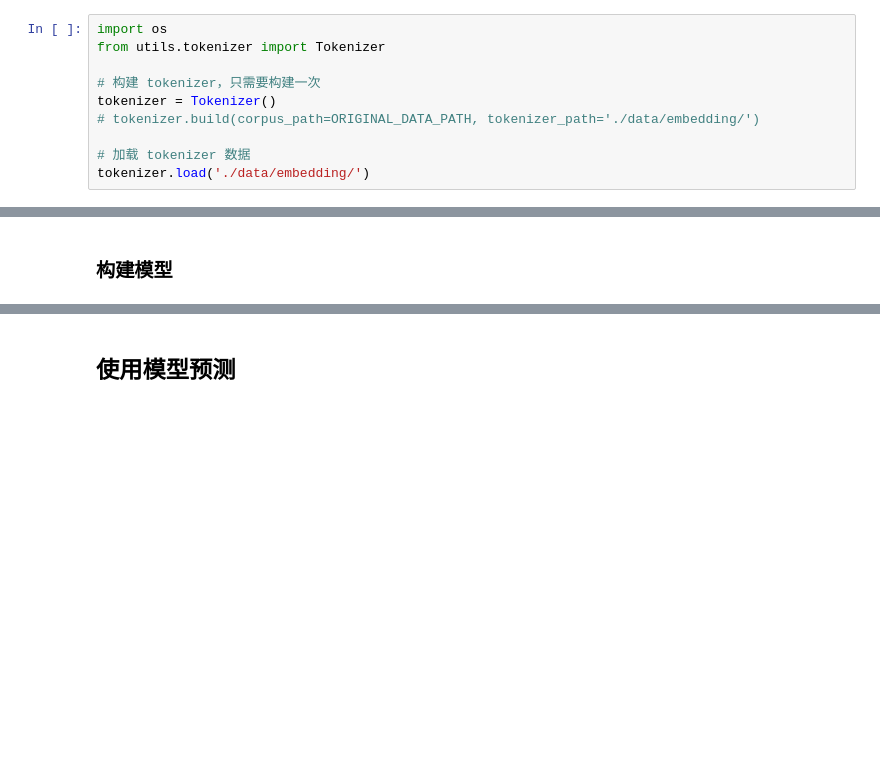
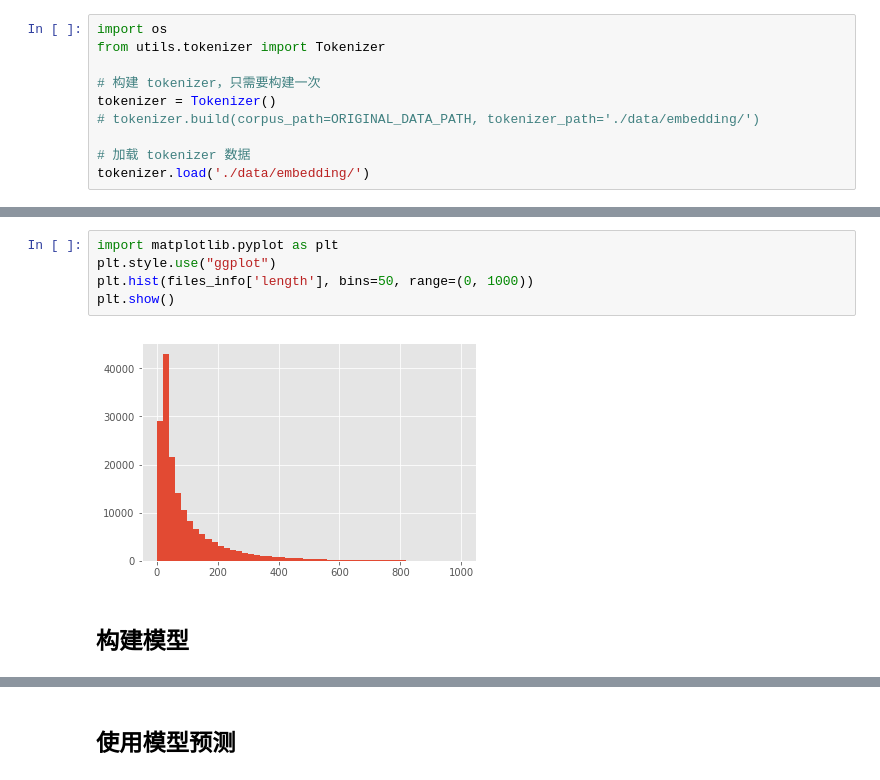
Before and after one commit to BrikerMan/classic_chinese_punctuate, a Jupyter notebook: example.ipynb, the cells around one changed output, grey strips where cells are left out. Saved outputs shown, nothing was run; the diff lists cells and outputs as text; blank space fills up the shorter version.

```diff
--- a/example.ipynb
+++ b/example.ipynb
@@ -42,5 +93,12 @@ tokenizer.tokenize_files(files_path=marked_file_path,
+# %%
+import matplotlib.pyplot as plt
+plt.style.use("ggplot")
+plt.hist(files_info['length'], bins=50, range=(0, 1000))
+plt.show()
+# %% [output]
+[figure, added]
 # %% [markdown]
-### 构建模型
+## 构建模型
 # %%
 from random import random
 from numpy import array
```
Also changed, not shown: parts of 10 cells of this notebook, 2 other files.
